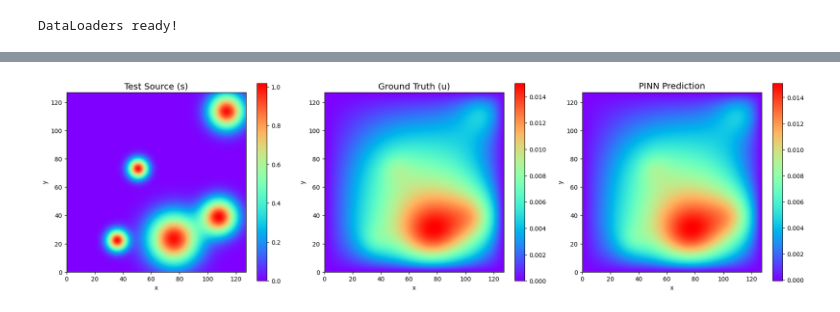
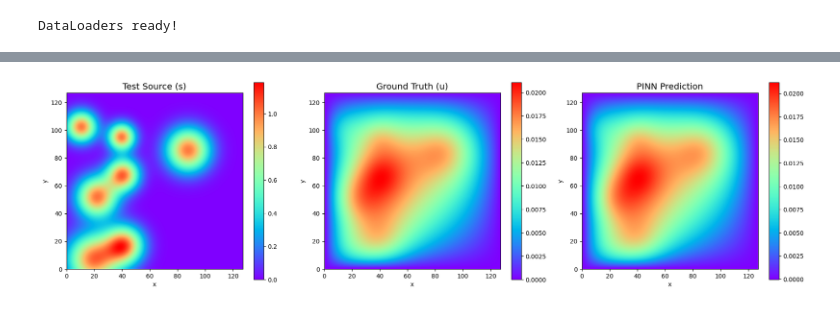
Before and after one commit to wang-yuancheng/piml, a Jupyter notebook: notebooks/poisson_gauss_solver.ipynb, the cells around one changed output, grey strips where cells are left out. Drawn from its saved outputs; the diff is of its cells as text; code cells hidden in the pictures.

```diff
--- a/notebooks/poisson_gauss_solver.ipynb
+++ b/notebooks/poisson_gauss_solver.ipynb
@@ -443,6 +442,33 @@ def update_direct_solve_batch(params, x_batch, y_batch, s_batch, x_bc, y_bc, u_b
     w_new = jnp.linalg.solve(AtA, Atb)
 
     return w_new
+# %%
+def full_forward_and_loss(params, x_batch, y_batch, s_batch, x_bc, y_bc, u_bc, p_batch, total_features, chunk_size):
+    raw_val = params['params']['raw_lambda'][0]
+    tik_reg = 10 ** (jnp.tanh(raw_val) * 3 - 2) # bound the possible reg vaLue
+
+    w_current = update_direct_solve_batch(params, x_batch, y_batch, s_batch, x_bc, y_bc, u_bc, p_batch, total_features, chunk_size, tik_reg)
+    batched_loss = batched_compute_loss(params, w_current, x_batch, y_batch, s_batch, x_bc, y_bc, u_bc, p_batch)
+
+    # Return tik_reg as auxiliary data so we can print it
+    return jnp.mean(batched_loss), tik_reg
+
+loss_grad_fn = jax.jit(
+    value_and_grad(full_forward_and_loss, argnums=0, has_aux=True),
+    static_argnames=['total_features', 'chunk_size']
+)
+
+@jax.jit(static_argnames=['total_features', 'chunk_size'])
+def update_network(params, opt_state, x_batch, y_batch, s_batch, x_bc, y_bc, u_bc, p_batch, total_features, chunk_size):
+
+    (loss, current_lambda), grads = loss_grad_fn(
+        params, x_batch, y_batch, s_batch, x_bc, y_bc, u_bc, p_batch, total_features, chunk_size
+    )
+
+    updates, opt_state = optimizer.update(grads, opt_state, params=params)
+    new_params = optax.apply_updates(params, updates)
+
+    return new_params, opt_state, loss, current_lambda
 # %%
 # pass full x_grid and y_grid to every sample but slice the p_batch
 batched_predict = jax.vmap(f_spatial_vmap, in_axes=(None, None, None, 0))
@@ -475,10 +501,13 @@ def evaluate_dataset(dataloader, params, x_grid, y_grid):
         # Slice the source batch using the exact same random indices
         s_chunk_val = s_batch[:, val_spatial_idx, :]
 
+        raw_val = params['params']['raw_lambda'][0]
+        learned_lambda = 10 ** (jnp.tanh(raw_val) * 3 - 2)
+
         # Solve for w specifically for this validation batch
         w_val = update_direct_solve_batch(
             params, test_x_chunk, test_y_chunk, s_chunk_val,
-            x_bc, y_bc, u_bc, p_batch, total_features, chunk_size
+            x_bc, y_bc, u_bc, p_batch, total_features, chunk_size, learned_lambda
         )
 
         # Evaluate the full grid
@@ -525,8 +554,7 @@ for epoch in range(epochs):
         s_chunk = s_batch[:, batch_idx, :]
 
         # one update per batch of samples
-        w = update_direct_solve_batch(params, x_chunk, y_chunk, s_chunk, x_bc, y_bc, u_bc, p_batch, total_features, chunk_size)
-        params, opt_state, loss = update_hidden(params, opt_state, w, x_chunk, y_chunk, s_chunk, x_bc, y_bc, u_bc, p_batch)
+        params, opt_state, loss, current_lambda = update_network(params, opt_state, x_chunk, y_chunk, s_chunk, x_bc, y_bc, u_bc, p_batch, total_features, chunk_size)
 
         epoch_loss += loss
         num_batches += 1
@@ -534,5 +562,5 @@ for epoch in range(epochs):
     avg_train_loss = epoch_loss / num_batches
     val_mse = evaluate_dataset(val_dataloader, params, x, y)
 
-    print(f"Epoch {epoch+1:03d} | Train Loss (PDE+BC): {avg_train_loss:.4e} | Validation MSE: {val_mse:.4e}")
+    print(f"Epoch {epoch+1:03d} | Train Loss: {avg_train_loss:.4e} | Val MSE: {val_mse:.4e} | TikReg: {current_lambda:.2e}")
 # %% [output]
@@ -544,8 +569,11 @@ Epoch 005 | Train Loss (PDE+BC): 7.1406e-04 | Validation MSE: 1.1018e-08
 # %%
-s_sample, u_sim_sample, p_sample = test_dataset[111]
+s_sample, u_sim_sample, p_sample = test_dataset[158]
 
 s_batch = s_sample[None, ...]
 p_batch = p_sample[None, ...]
+
+raw_val = params['params']['raw_lambda'][0]
+learned_lambda = 10 ** (jnp.tanh(raw_val) * 3 - 2)
 
 # Grab 1000 random points across the whole grid for the plot solver
 rng_plot = jax.random.PRNGKey(1)
@@ -558,7 +586,7 @@ w_plot = update_direct_solve_batch(
     y[plot_spatial_idx],
     s_batch[:, plot_spatial_idx, :],
     x_bc, y_bc, u_bc, p_batch,
-    total_features, chunk_size
+    total_features, chunk_size, learned_lambda
 )
 
 f_features = f_spatial_vmap(params, x, y, p_sample)
@@ -568,31 +596,31 @@ s_plot = s_sample.reshape(nx, ny).T
 u_sim_plot = u_sim_sample.reshape(nx, ny).T
 u_pred_plot = u_pred.reshape(nx, ny).T
 
 ext = [0, nx - 1, 0, ny - 1]
 fig = plt.figure(figsize=(18, 5))
 
 ax1 = fig.add_subplot(1, 3, 1)
 mesh1 = ax1.imshow(s_plot, interpolation='bilinear', origin='lower', cmap='rainbow', extent=ext, aspect=1.)
 fig.colorbar(mesh1, ax=ax1)
 ax1.set_xlabel('x')
 ax1.set_ylabel('y')
 ax1.set_title('Test Source (s)', fontsize='x-large')
 
 ax2 = fig.add_subplot(1, 3, 2)
 mesh2 = ax2.imshow(u_sim_plot, interpolation='bilinear', origin='lower', cmap='rainbow', extent=ext, aspect=1.)
 fig.colorbar(mesh2, ax=ax2)
 ax2.set_xlabel('x')
 ax2.set_ylabel('y')
 ax2.set_title('Ground Truth (u)', fontsize='x-large')
 
 ax3 = fig.add_subplot(1, 3, 3)
 mesh3 = ax3.imshow(u_pred_plot, interpolation='bilinear', origin='lower', cmap='rainbow', extent=ext, aspect=1.)
 fig.colorbar(mesh3, ax=ax3)
 ax3.set_xlabel('x')
 ax3.set_ylabel('y')
 ax3.set_title('PINN Prediction', fontsize='x-large')
 
 plt.tight_layout()
 plt.show()
 # %% [output]
-[figure, old version]
+[figure, new version]
```
Also changed, not shown: parts of 6 cells of this notebook, 4 other files.
